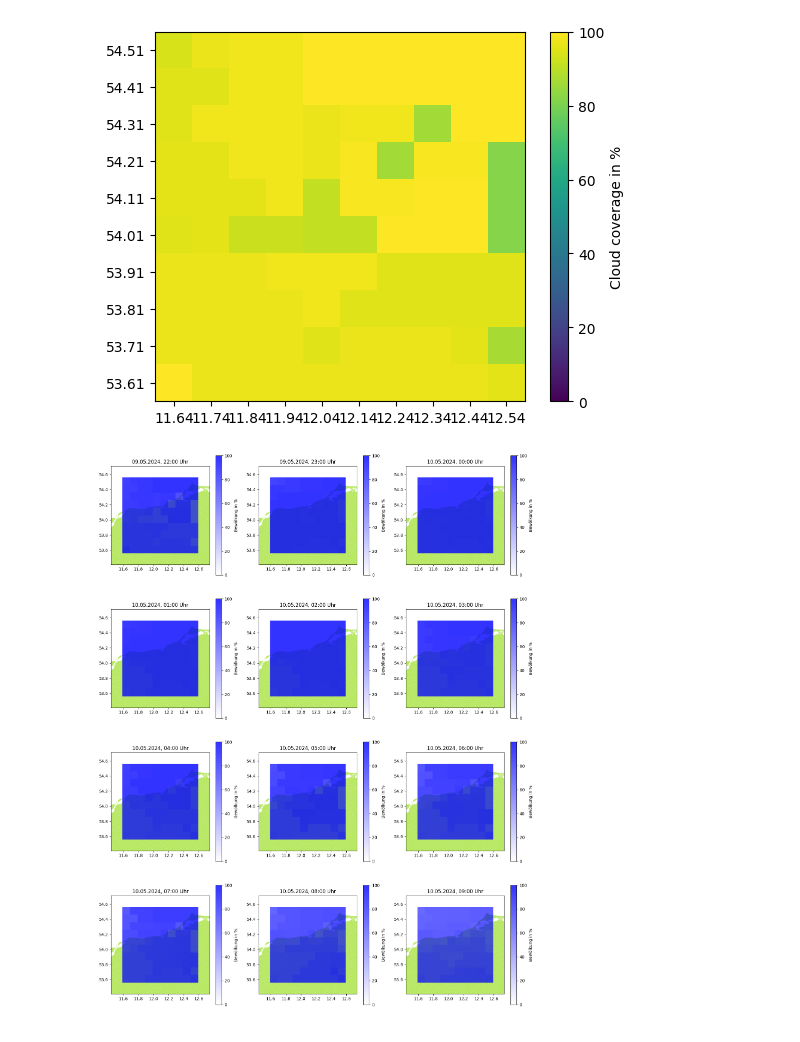
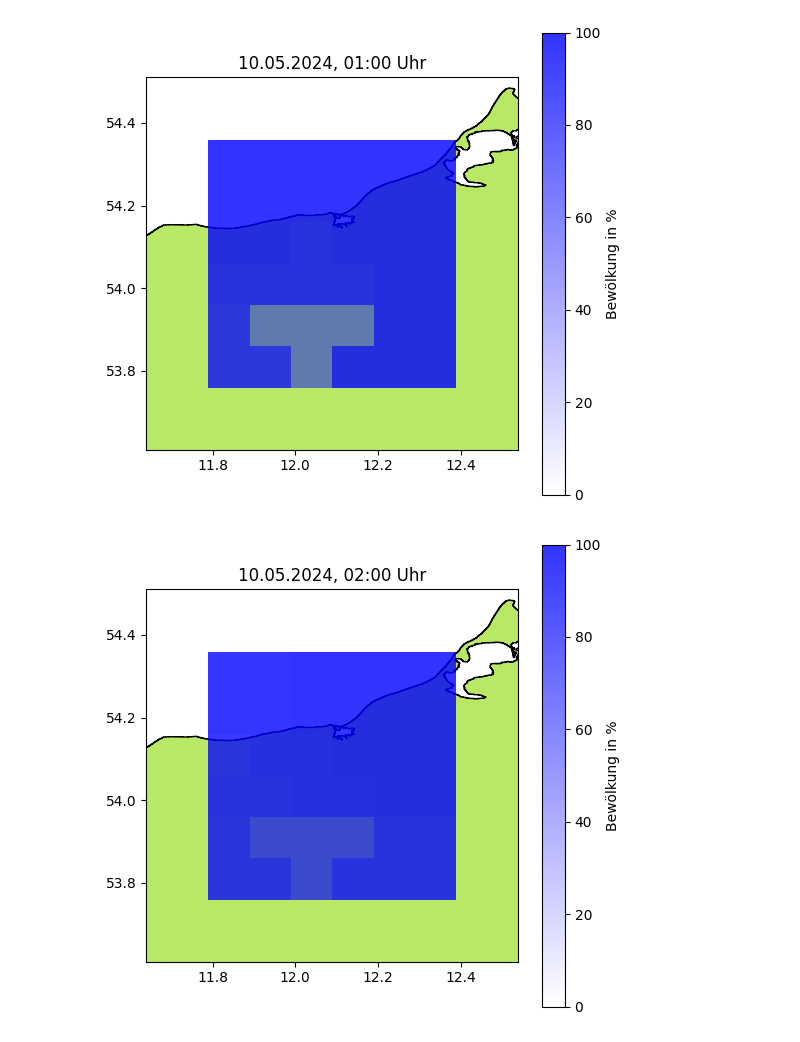
Before and after one commit to kgabriel-dev/WeatherMap, a Jupyter notebook: Main.ipynb, the cells around one changed output. Cells and saved outputs as stored; diff of their text form; code cells hidden in the pictures.

```diff
--- a/Main.ipynb
+++ b/Main.ipynb
@@ -75,13 +166,13 @@ import pprint
 
 clouds_cover_over_time = {}
 
-for time in weather_data:
-    clouds_cover_over_time[time] = []
+for timestamp in weather_data:
+    clouds_cover_over_time[timestamp] = []
 
     for lat_offset in range(number_of_size_steps // 2, -number_of_size_steps // 2, -1):
         latitude = lat + ((lat_offset - 1) * step_size)
 
-        clouds_cover_over_time[time].insert(0, [clouds for location, clouds in weather_data[time].items() if location[0] == latitude])
+        clouds_cover_over_time[timestamp].insert(0, [clouds for location, clouds in weather_data[timestamp].items() if location[0] == latitude])
 
 pprint.pprint(clouds_cover_over_time)
 # %% [output]
@@ -105,72 +196,59 @@ pprint.pprint(clouds_cover_over_time)
-# %%
-import matplotlib.pyplot as plt
-import matplotlib as mpl
-
-
-time = list(clouds_cover_over_time.keys())[0]
-
-x_labels = [(lon + ((x - number_of_size_steps // 2) / 10)) for x in range(number_of_size_steps)]
-y_labels = [(lat + ((y - number_of_size_steps // 2) / 10)) for y in range(number_of_size_steps)]
-
-x_labels = [round(x, 2) for x in x_labels]
-y_labels = [round(y, 2) for y in y_labels]
-y_labels.reverse()
-
-fig, ax = plt.subplots()
-
-fig.colorbar(mpl.cm.ScalarMappable(norm=mpl.colors.Normalize(0, 100)), ax=ax, orientation='vertical', label='Cloud coverage in %')
-
-im = ax.imshow(clouds_cover_over_time[time], vmin=0, vmax=100)
-
-ax.set_xticks(range(number_of_size_steps), x_labels)
-ax.set_yticks(range(number_of_size_steps), y_labels)
-
-plt.show()
-
-fig.frameon = False
-ax.axis('off')
-fig.savefig('clouds.png', bbox_inches='tight', pad_inches=0, dpi=300, transparent=True, format='png')
-# %% [output]
-[figure, removed]
 # %%
 import geopandas
 import pandas as pd
 import matplotlib.pyplot as plt
+import matplotlib as mpl
 import numpy as np
 
 
-worldmap = geopandas.read_file('./shapefiles/gadm41_DEU_4.shp')
+worldmap = geopandas.read_file('./shapefiles/gadm41_DEU_1.shp')
 
 number_of_keys = len(clouds_cover_over_time.keys())
 number_of_cols = 3
 number_of_rows = number_of_keys // number_of_cols + 1
 
-fig = plt.figure(figsize=(6 * number_of_cols, 6 * number_of_rows))
+x_labels = [(lon + ((x - number_of_size_steps // 2) * step_size)) for x in range(number_of_size_steps)]
+y_labels = [(lat + ((y - number_of_size_steps // 2) * step_size)) for y in range(number_of_size_steps)]
+x_labels = [round(x, 2) for x in x_labels]
+y_labels = [round(y, 2) for y in y_labels]
+y_labels.reverse()
+
+# fig = plt.figure(figsize=(6 * number_of_cols, 6 * number_of_rows))
+colors = [(0, 0, 1, a) for a in np.linspace(0, 0.8, 100)]
+cmap = mpl.colors.LinearSegmentedColormap.from_list('custom', colors)
 
 for entry, data in clouds_cover_over_time.items():
     index = list(clouds_cover_over_time.keys()).index(entry)
 
-    ax = fig.add_subplot(number_of_rows, 3, index + 1)
+    # ax = fig.add_subplot(number_of_rows, 3, index + 1)
+    fig, ax = plt.subplots(figsize=(6, 6))
 
-    worldmap.plot(ax = ax, color='#b8e864')
+    worldmap.plot(ax = ax, color='#b8e864', edgecolor='black')
 
     df = pd.DataFrame(data, columns=x_labels, index=y_labels)
 
     x = df.columns
     y = df.index
     z = df.values
+    c = ax.pcolormesh(
+        x,
+        y,
+        z,
+        cmap=cmap,
+        shading='auto',
+        vmin=data_retreiver.min_value,
+        vmax=data_retreiver.max_value
+    )
+    start_date_iso = datetime.fromisoformat(entry)
 
-    colors = [(0, 0, 1, a) for a in np.linspace(0, 0.8, 256)]
-    cmap = mpl.colors.LinearSegmentedColormap.from_list('custom', colors)
-    c = ax.pcolormesh(x, y, z, cmap=cmap, shading='auto', vmin=0, vmax=100)
-
-    date = datetime.fromisoformat(entry)
-    ax.set_title(date.__format__('%d.%m.%Y, %H:%M Uhr'))
+    ax.set_title(start_date_iso.__format__('%d.%m.%Y, %H:%M Uhr'))
     ax.set_ylim(min(y) - 0.2, max(y) + 0.2)
     ax.set_xlim(min(x) - 0.2, max(x) + 0.2)
-
     fig.colorbar(c, ax=ax, orientation='vertical', label='Bewölkung in %')
 
-plt.savefig('clouds_over_time.png', dpi=300, transparent=False, format='png')
+    plt.savefig(f'data/clouds_{index}.png', dpi=150, transparent=False, format='png', bbox_inches='tight', pad_inches=0.1)
+
+# plt.savefig('clouds_over_time.png', dpi=150, transparent=False, format='png', bbox_inches='tight', pad_inches=0.1)
 # %% [output]
-[figure, old version]
+[figure, new version]
+[figure, added]
```
Also changed, not shown: parts of 6 cells of this notebook, 2 other files.
